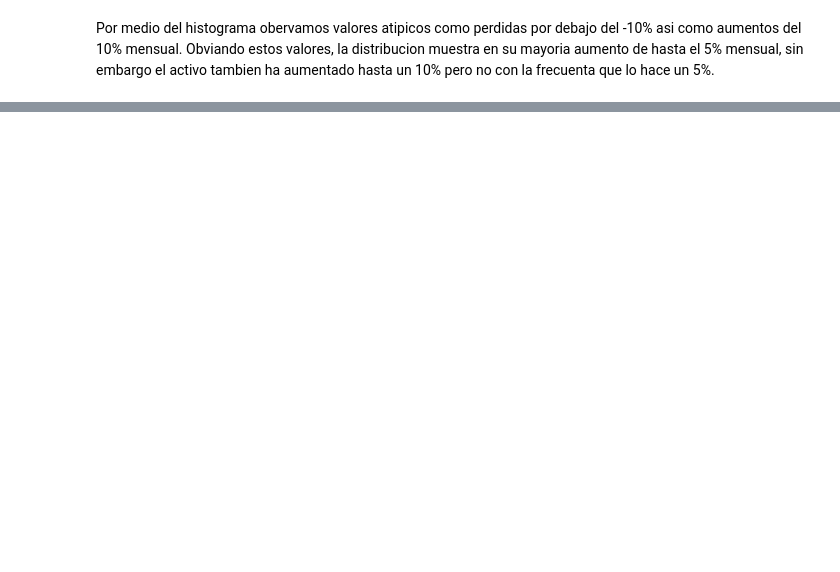
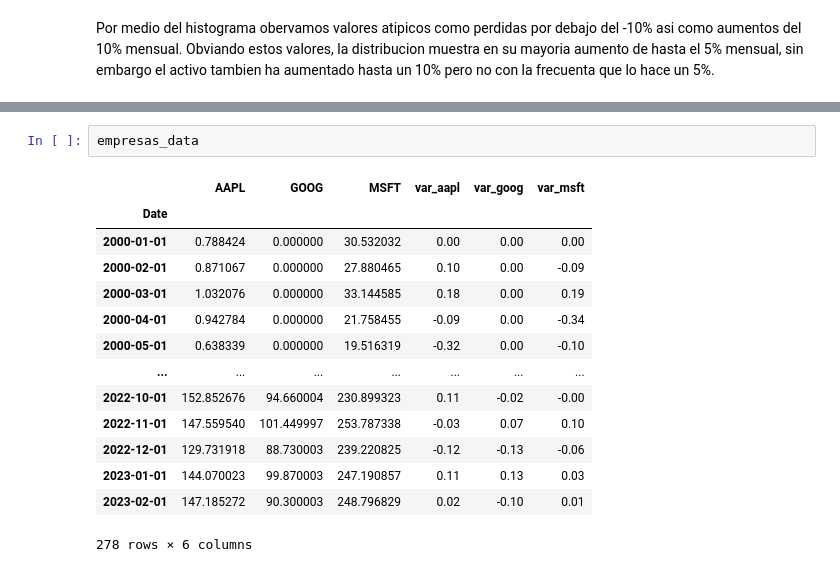
Before and after one commit to Gustgv/Proyecto-Data-Analytics-SP500, a Jupyter notebook: EDA.ipynb, the cells around one changed output, grey strips where cells are left out. Cells and saved outputs as stored; diff of their text form; blank space fills up the shorter version.

```diff
--- a/EDA.ipynb
+++ b/EDA.ipynb
@@ -115,0 +155,17 @@ Por medio del histograma obervamos valores atipicos como perdidas por debajo del
+# %%
+empresas_data
+# %% [output]
+|  | AAPL | GOOG | MSFT | var_aapl | var_goog | var_msft |
+| Date |  |  |  |  |  |  |
+| 2000-01-01 | 0.788424 | 0.000000 | 30.532032 | 0.00 | 0.00 | 0.00 |
+| 2000-02-01 | 0.871067 | 0.000000 | 27.880465 | 0.10 | 0.00 | -0.09 |
+| 2000-03-01 | 1.032076 | 0.000000 | 33.144585 | 0.18 | 0.00 | 0.19 |
+| 2000-04-01 | 0.942784 | 0.000000 | 21.758455 | -0.09 | 0.00 | -0.34 |
+| 2000-05-01 | 0.638339 | 0.000000 | 19.516319 | -0.32 | 0.00 | -0.10 |
+| ... | ... | ... | ... | ... | ... | ... |
+| 2022-10-01 | 152.852676 | 94.660004 | 230.899323 | 0.11 | -0.02 | -0.00 |
+| 2022-11-01 | 147.559540 | 101.449997 | 253.787338 | -0.03 | 0.07 | 0.10 |
+| 2022-12-01 | 129.731918 | 88.730003 | 239.220825 | -0.12 | -0.13 | -0.06 |
+| 2023-01-01 | 144.070023 | 99.870003 | 247.190857 | 0.11 | 0.13 | 0.03 |
+| 2023-02-01 | 147.185272 | 90.300003 | 248.796829 | 0.02 | -0.10 | 0.01 |
+278 rows × 6 columns
```
Also changed, not shown: parts of 12 cells of this notebook, 2 other files.
